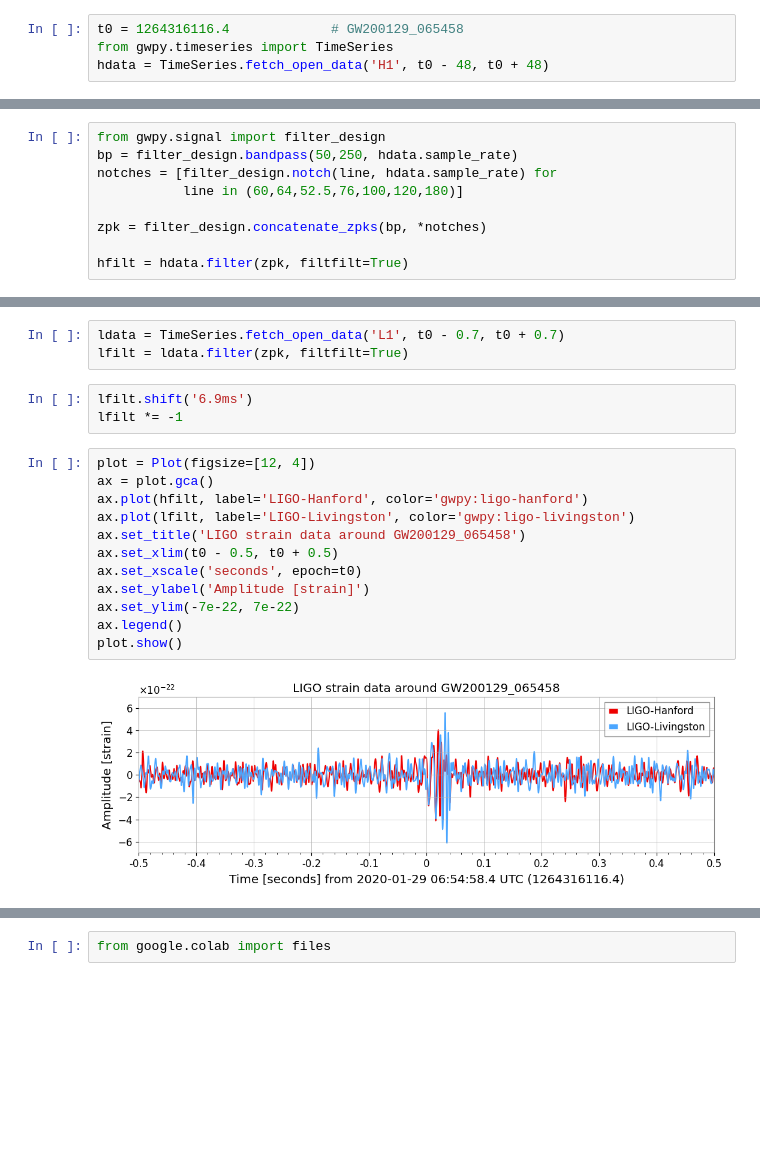
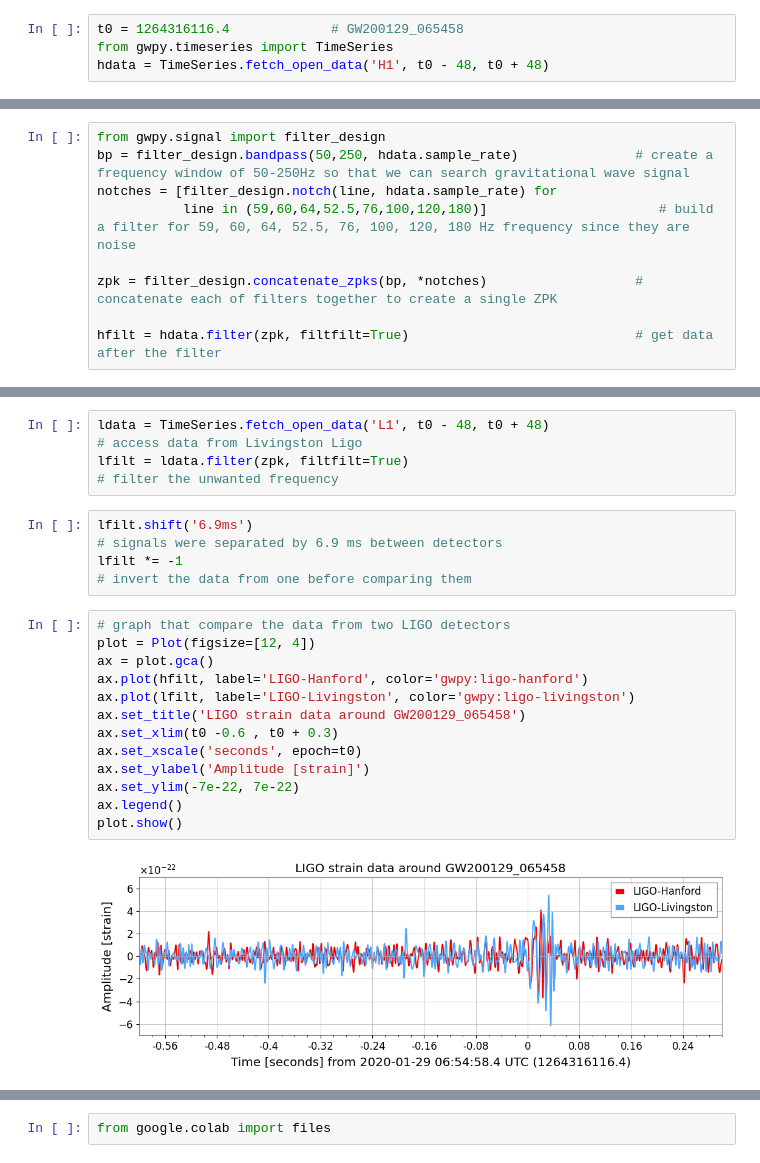
Before and after one commit to kAi3345/Astron, a Jupyter notebook: GravitationalWave/GravitationalWave.ipynb, the cells around one changed output, grey strips where cells are left out. Drawn from its saved outputs; the diff is of its cells as text; blank space fills up the shorter version.

```diff
--- a/GravitationalWave/GravitationalWave.ipynb
+++ b/GravitationalWave/GravitationalWave.ipynb
@@ -47,10 +50,10 @@ plt.vlines(250, ymin, ymax, linestyle="solid", color="red")
 # %%
 from gwpy.signal import filter_design
-bp = filter_design.bandpass(50,250, hdata.sample_rate)
+bp = filter_design.bandpass(50,250, hdata.sample_rate)               # create a frequency window of 50-250Hz so that we can search gravitational wave signal
 notches = [filter_design.notch(line, hdata.sample_rate) for
-           line in (60,64,52.5,76,100,120,180)]
+           line in (59,60,64,52.5,76,100,120,180)]                      # build a filter for 59, 60, 64, 52.5, 76, 100, 120, 180 Hz frequency since they are noise
 
-zpk = filter_design.concatenate_zpks(bp, *notches)
+zpk = filter_design.concatenate_zpks(bp, *notches)                   # concatenate each of filters together to create a single ZPK
 
-hfilt = hdata.filter(zpk, filtfilt=True)
+hfilt = hdata.filter(zpk, filtfilt=True)                             # get data after the filter
 # %%
@@ -86,23 +89,24 @@ y_val = plt.gca().lines[0].get_ydata()
 # %% [output]
 [figure]
 # %%
-ldata = TimeSeries.fetch_open_data('L1', t0 - 0.7, t0 + 0.7)
-lfilt = ldata.filter(zpk, filtfilt=True)
+ldata = TimeSeries.fetch_open_data('L1', t0 - 48, t0 + 48)                      # access data from Livingston Ligo
+lfilt = ldata.filter(zpk, filtfilt=True)                                        # filter the unwanted frequency
-# %%
-lfilt.shift('6.9ms')
-lfilt *= -1
+# %%
+lfilt.shift('6.9ms')                                                            # signals were separated by 6.9 ms between detectors
+lfilt *= -1                                                                     # invert the data from one before comparing them
 # %%
+# graph that compare the data from two LIGO detectors
 plot = Plot(figsize=[12, 4])
 ax = plot.gca()
 ax.plot(hfilt, label='LIGO-Hanford', color='gwpy:ligo-hanford')
 ax.plot(lfilt, label='LIGO-Livingston', color='gwpy:ligo-livingston')
 ax.set_title('LIGO strain data around GW200129_065458')
-ax.set_xlim(t0 - 0.5, t0 + 0.5)
+ax.set_xlim(t0 -0.6 , t0 + 0.3)
 ax.set_xscale('seconds', epoch=t0)
 ax.set_ylabel('Amplitude [strain]')
 ax.set_ylim(-7e-22, 7e-22)
 ax.legend()
 plot.show()
 # %% [output]
-[figure, old version]
+[figure, new version]
 # %%
```
Also changed, not shown: parts of 21 cells of this notebook.
